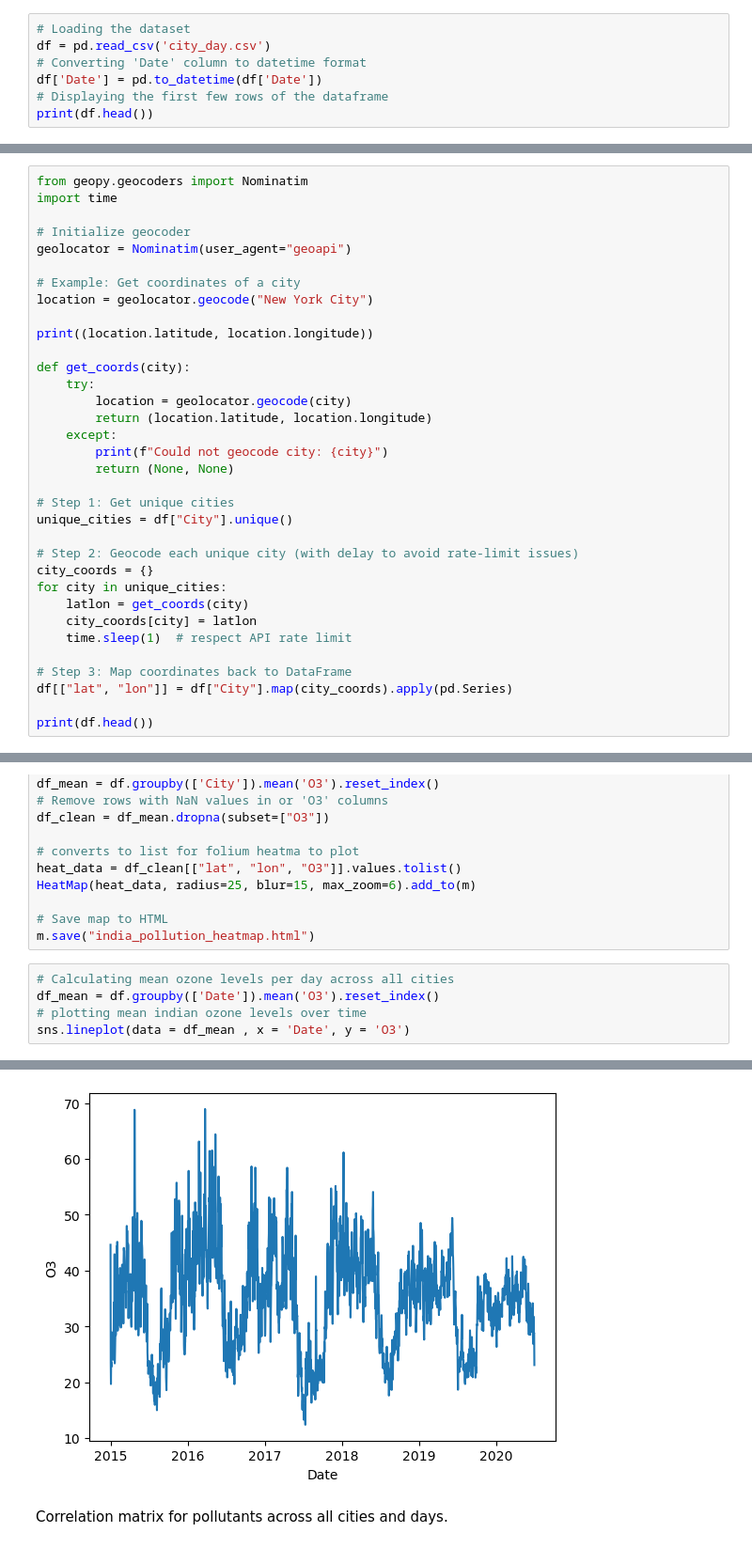
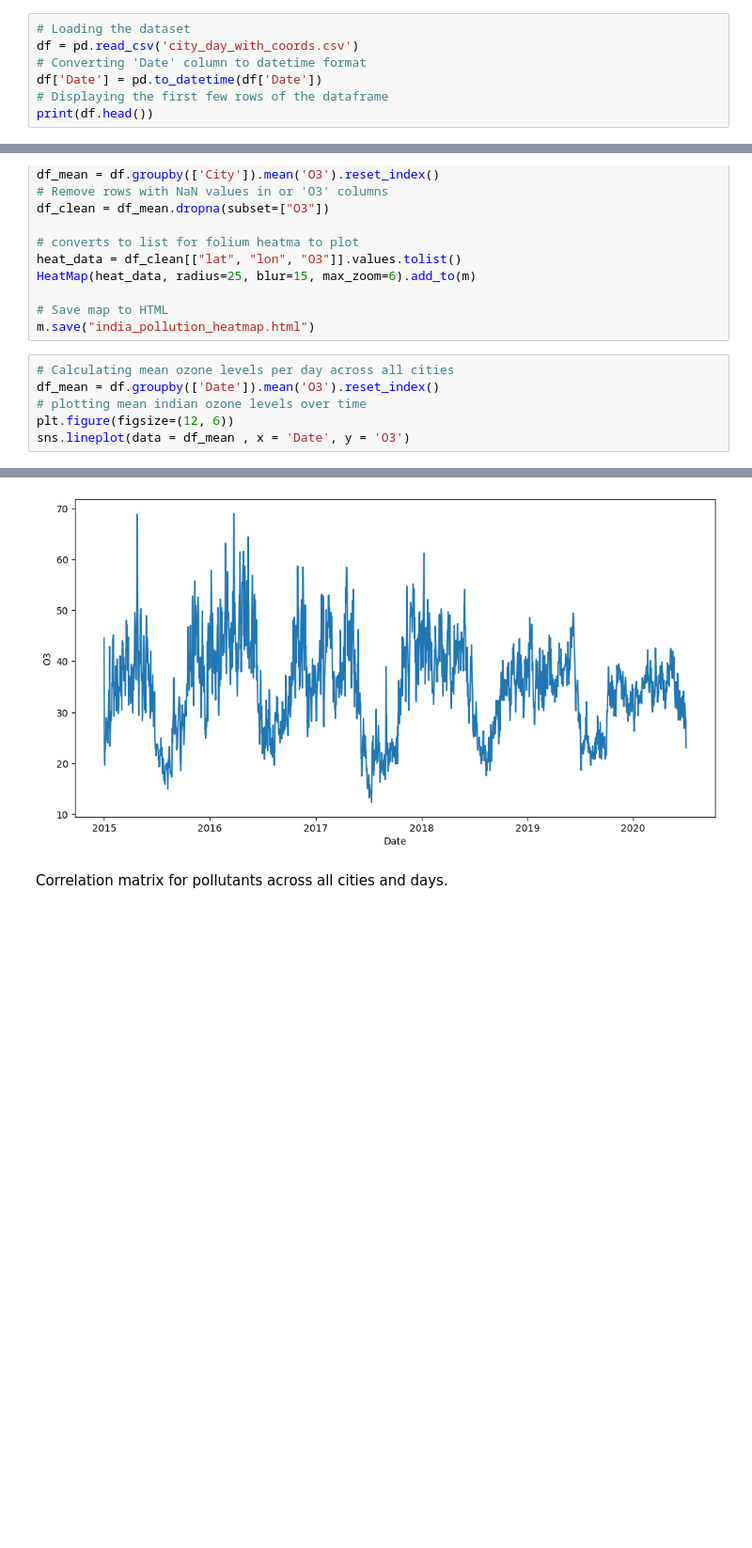
Before and after one commit to AlexRarinca/Air_Quality_Prediction, a Jupyter notebook: Data_visualisation.ipynb, the cells around one changed output, grey strips where cells are left out. Shown: that part at 94% size. Saved outputs shown, nothing was run; the diff lists cells and outputs as text; blank space fills up the shorter version.

```diff
--- a/Data_visualisation.ipynb
+++ b/Data_visualisation.ipynb
@@ -4,7 +4,7 @@ import matplotlib.pyplot as plt
 import seaborn as sns
 # %%
 # Loading the dataset
-df = pd.read_csv('city_day.csv')
+df = pd.read_csv('city_day_with_coords.csv')
 # Converting 'Date' column to datetime format
 df['Date'] = pd.to_datetime(df['Date'])
 # Displaying the first few rows of the dataframe
@@ -33,34 +25,0 @@ Requirement already satisfied: geographiclib<3,>=1.52 in c:\users\angus\anaconda
-# %%
-from geopy.geocoders import Nominatim
-import time
-
-# Initialize geocoder
-geolocator = Nominatim(user_agent="geoapi")
-
-# Example: Get coordinates of a city
-location = geolocator.geocode("New York City")
-
-print((location.latitude, location.longitude))
-
-def get_coords(city):
-    try:
-        location = geolocator.geocode(city)
-        return (location.latitude, location.longitude)
-    except:
-        print(f"Could not geocode city: {city}")
-        return (None, None)
-
-# Step 1: Get unique cities
-unique_cities = df["City"].unique()
-
-# Step 2: Geocode each unique city (with delay to avoid rate-limit issues)
-city_coords = {}
-for city in unique_cities:
-    latlon = get_coords(city)
-    city_coords[city] = latlon
-    time.sleep(1)  # respect API rate limit
-
-# Step 3: Map coordinates back to DataFrame
-df[["lat", "lon"]] = df["City"].map(city_coords).apply(pd.Series)
-
-print(df.head())
@@ -190,11 +134,12 @@ m.save("india_pollution_heatmap.html")
 # %%
 # Calculating mean ozone levels per day across all cities
 df_mean = df.groupby(['Date']).mean('O3').reset_index()
 # plotting mean indian ozone levels over time
+plt.figure(figsize=(12, 6))
 sns.lineplot(data = df_mean , x = 'Date', y = 'O3')
 # %% [output]
 <Axes: xlabel='Date', ylabel='O3'>
-[figure, old version]
+[figure, new version]
 # %% [markdown]
 Correlation matrix for pollutants across all cities and days.
 # %%
```
Also changed, not shown: parts of 7 cells of this notebook.
